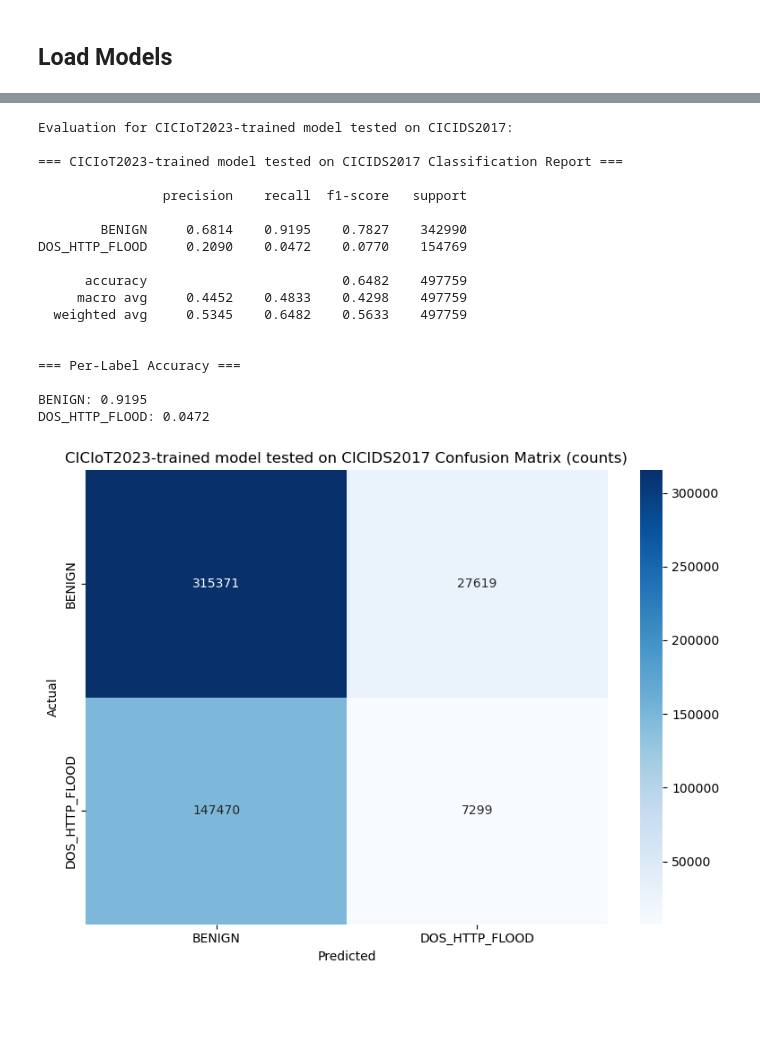
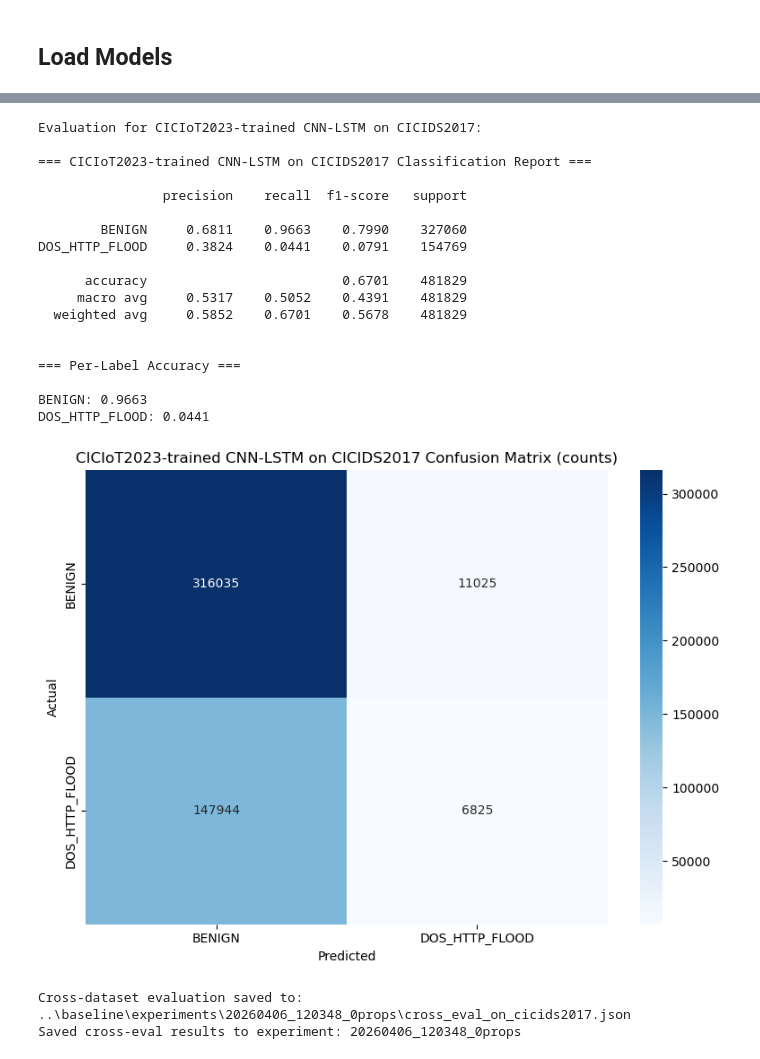
Before and after one commit to ramuld12/Property-based-Neural-Network-Verification, a Jupyter notebook: baseline/cross_datasat_eval.ipynb, the cells around one changed output, grey strips where cells are left out. Cells and saved outputs as stored; diff of their text form; code cells hidden in the pictures; blank space fills up the shorter version.

```diff
--- a/baseline/cross_datasat_eval.ipynb
+++ b/baseline/cross_datasat_eval.ipynb
@@ -34,11 +41,24 @@ CICIoT test shape: (1850844, 7)
 # %% [markdown]
 ## Load Models
 # %%
-load_and_evaluate_rf_model(
-    "models/random_forest_wednesday_labeled.joblib",
-    X=X_ciciot,
-    y_true=y_ciciot,
-    model_name="CICIDS2017-trained model tested on CICIoT2023"
-)
+# Test CICIDS2017-trained RF model on CICIoT2023
+joblib_object = joblib.load("models/random_forest_cicids2017.joblib")
+experiment_folder = joblib_object.get("experiment_folder")
+model = joblib_object["model"]
+encoder = joblib_object.get("encoder")
+
+X_test = X_ciciot.copy()
+categorical_cols = X_test.select_dtypes(include=["object"]).columns
+if encoder is not None and len(categorical_cols) > 0:
+    X_test[categorical_cols] = encoder.transform(X_test[categorical_cols])
+
+y_pred = model.predict(X_test)
+accuracy = np.mean(y_pred == y_ciciot.values)
+cm = confusion_matrix(y_ciciot.astype(str), y_pred.astype(str))
+class_report = classification_report(y_ciciot.astype(str), y_pred.astype(str), output_dict=True, zero_division=0)
+
+print(f"\nCICIDS2017-trained RF model tested on CICIoT2023")
+print(f"Accuracy: {accuracy:.4f}")
+evaluate_model(y_ciciot, y_pred, "CICIDS2017-trained RF on CICIoT2023")
 # %% [output]
 See https://pandas.pydata.org/docs/user_guide/migration-3-strings.html#string-migration-select-dtypes for details on how to write code that works with pandas 2 and 3.
@@ -94,28 +173,44 @@ DOS_HTTP_FLOOD: 0.6263
 # %%
-load_and_evaluate_cnnlstm_model(
-    joblib_path="models/cnnlstm_ciciot2023_labeled_conn.joblib",
+# Test CICIoT2023-trained CNN-LSTM model on CICIDS2017
+joblib_object = joblib.load("models/cnnlstm_ciciot2023.joblib")
+experiment_folder = joblib_object.get("experiment_folder")
+results = load_and_evaluate_cnnlstm_model(
+    joblib_path="models/cnnlstm_ciciot2023.joblib",
     X=X_cicids,
     y_true=y_cicids,
-    model_name="CICIoT2023-trained model tested on CICIDS2017"
+    model_name="CICIoT2023-trained CNN-LSTM on CICIDS2017"
 )
+
+# Save results to experiment folder
+save_cross_dataset_evaluation(
+    experiment_folder=experiment_folder,
+    tested_on="cicids2017",
+    accuracy=results["accuracy"],
+    classification_report=results["classification_report"],
+    confusion_matrix=results["confusion_matrix"],
+    experiments_dir="../baseline/experiments"
+)
+print(f"Saved cross-eval results to experiment: {experiment_folder}")
 # %% [output]
-Evaluation for CICIoT2023-trained model tested on CICIDS2017:
+Evaluation for CICIoT2023-trained CNN-LSTM on CICIDS2017:
 
-=== CICIoT2023-trained model tested on CICIDS2017 Classification Report ===
+=== CICIoT2023-trained CNN-LSTM on CICIDS2017 Classification Report ===
 
                 precision    recall  f1-score   support
 
-        BENIGN     0.6814    0.9195    0.7827    342990
-DOS_HTTP_FLOOD     0.2090    0.0472    0.0770    154769
+        BENIGN     0.6811    0.9663    0.7990    327060
+DOS_HTTP_FLOOD     0.3824    0.0441    0.0791    154769
 
-      accuracy                         0.6482    497759
-     macro avg     0.4452    0.4833    0.4298    497759
-  weighted avg     0.5345    0.6482    0.5633    497759
+      accuracy                         0.6701    481829
+     macro avg     0.5317    0.5052    0.4391    481829
+  weighted avg     0.5852    0.6701    0.5678    481829
 
 
 === Per-Label Accuracy ===
 
-BENIGN: 0.9195
-DOS_HTTP_FLOOD: 0.0472
+BENIGN: 0.9663
+DOS_HTTP_FLOOD: 0.0441
-[figure, old version]
+[figure, new version]
+Cross-dataset evaluation saved to: ..\baseline\experiments\20260406_120348_0props\cross_eval_on_cicids2017.json
+Saved cross-eval results to experiment: 20260406_120348_0props
 # %%
```
Also changed, not shown: parts of 6 cells of this notebook, 6 other files.
